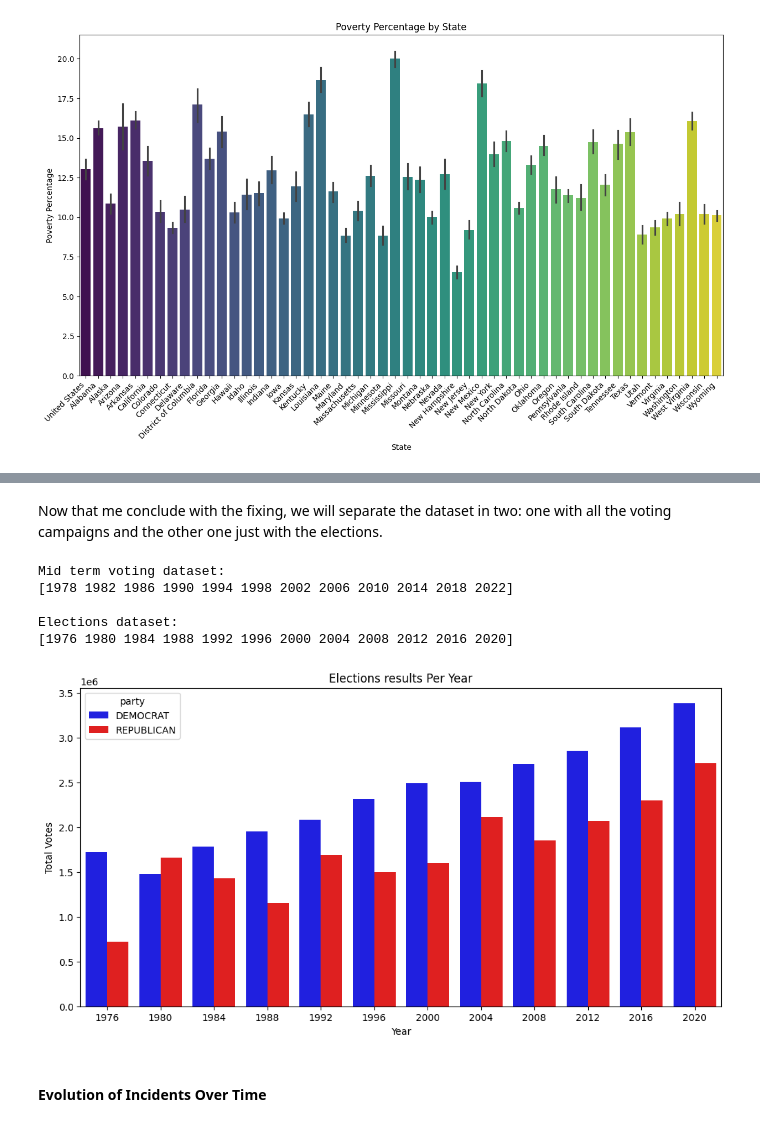
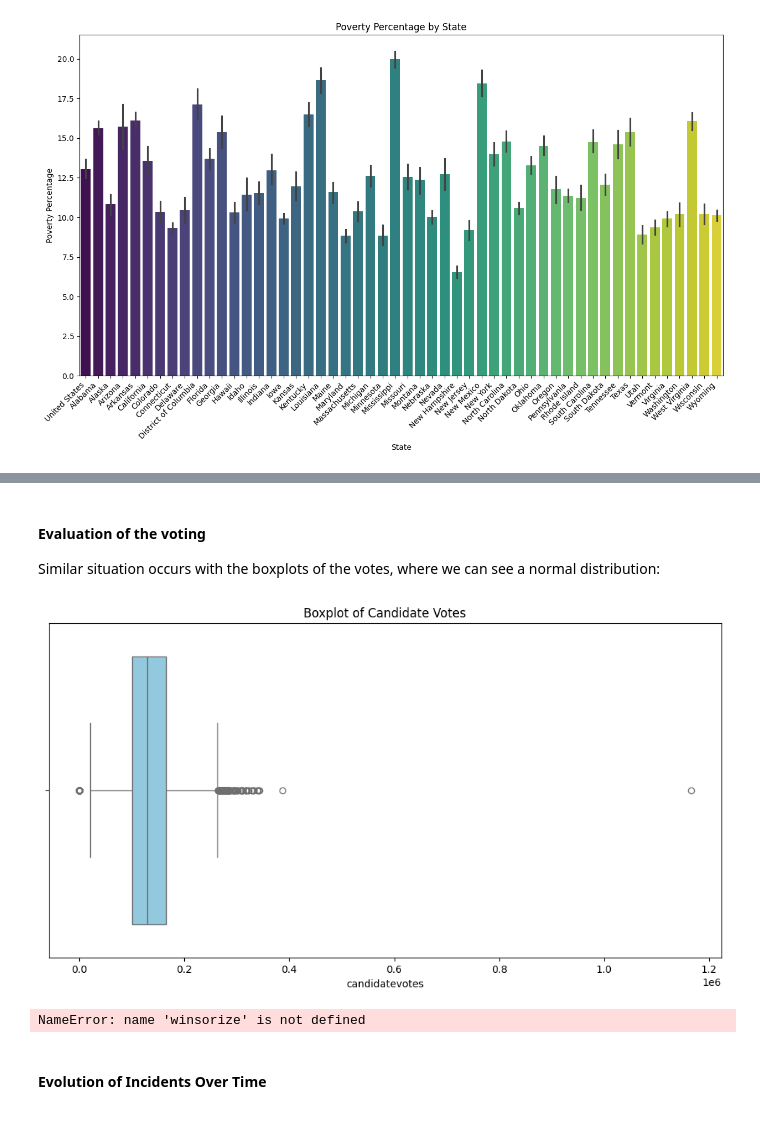
Before and after one commit to Marc2910llv/Gun-Incidents-In-USA-DataMining, a Jupyter notebook: Data_Mining_Project.ipynb, the cells around one changed output, grey strips where cells are left out. Saved outputs shown, nothing was run; the diff lists cells and outputs as text; code cells hidden in the pictures.

```diff
--- a/Data_Mining_Project.ipynb
+++ b/Data_Mining_Project.ipynb
@@ -465,2 +406,0 @@ Those 1-1 entries will be removed.
-# %%
-ysdh_dataset = ysdh_dataset[(ysdh_dataset['candidatevotes'] > 1) & (ysdh_dataset['totalvotes'] > 1)]
@@ -546,14 +406,0 @@ Therefore, we decide to remove these parties and just have the republicans and d
-# %%
-import numpy as np
-
-# Update 'party' column
-ysdh_dataset['party'] = np.where(ysdh_dataset['party'] == 'FOGLIETTA (DEMOCRAT)', 'DEMOCRAT', ysdh_dataset['party'])
-ysdh_dataset['party'] = np.where(ysdh_dataset['party'] == 'DEMOCRATIC-FARMER-LABOR', 'DEMOCRAT', ysdh_dataset['party'])
-ysdh_dataset['party'] = np.where(ysdh_dataset['party'] == 'INDEPENDENT-REPUBLICAN', 'REPUBLICAN', ysdh_dataset['party'])
-
-# Randomly assign 'DEMOCRAT' or 'REPUBLICAN' for 'INDEPENDENT'
-independent_indices = ysdh_dataset[ysdh_dataset['party'] == 'INDEPENDENT'].index
-ysdh_dataset.loc[independent_indices, 'party'] = np.random.choice(['DEMOCRAT', 'REPUBLICAN'], size=len(independent_indices))
-
-# Verify the changes
-print(ysdh_dataset['party'].unique())
@@ -587,13 +406,0 @@ If the party is republican, we know that `candidatevotes` are republican votes,
-# %%
-def calculate_votes(row):
-    resting_coef = 0.01
-    if row['party'] == 'REPUBLICAN':
-        return pd.Series([row['candidatevotes'], (row['totalvotes'] - row['candidatevotes']) * (1 - resting_coef)])
-    else:
-        return pd.Series([(row['totalvotes'] - row['candidatevotes']) * (1 - resting_coef), row['candidatevotes']])
-
-# Apply the custom function to create new columns
-ysdh_dataset[['republican_votes', 'democrat_votes']] = ysdh_dataset.apply(calculate_votes, axis=1)
-
-# Print the updated dataset
-print(ysdh_dataset.head())
@@ -616,6 +406,0 @@ After this modification we can remove the `candidatevotes` columns, because it i
-# %%
-# Drop the 'candidatevotes' column
-ysdh_dataset.drop('candidatevotes', axis=1, inplace=True)
-
-# Print the updated dataset
-print(ysdh_dataset[0:10])
@@ -662,31 +407,19 @@ print(grouped_data.head())
-# %% [markdown]
-Now that me conclude with the fixing, we will separate the dataset in two: one with all the voting campaigns and the other one just with the elections.
-# %%
-midterm_dataset = grouped_data[grouped_data['year'] % 4 != 0]
-elections_dataset = grouped_data[grouped_data['year'] % 4 == 0]
-
-# Display or print the first few rows to verify
-print("Mid term voting dataset:")
-print(midterm_dataset['year'].unique())
-
-print("\nElections dataset:")
-print(elections_dataset['year'].unique())
-# %% [output]
-Mid term voting dataset:
-[1978 1982 1986 1990 1994 1998 2002 2006 2010 2014 2018 2022]
-
-Elections dataset:
-[1976 1980 1984 1988 1992 1996 2000 2004 2008 2012 2016 2020]
-# %%
-# Plot the total votes for each party per year
-plt.figure(figsize=(12, 6))
-sns.barplot(data=elections_dataset, x='year', y='totalvotes', hue='party', palette={'DEMOCRAT': 'blue', 'REPUBLICAN': 'red'}, errorbar=None)
-plt.title('Elections results Per Year')
-plt.xlabel('Year')
-plt.ylabel('Total Votes')
-plt.show()
-# %% [output]
-[figure, removed]
+# %% [markdown]
+#### Evaluation of the voting
+
+Similar situation occurs with the boxplots of the votes, where we can see a normal distribution:
+# %%
+# Visualize the distribution of candidatevotes for outlier detection
+plt.figure(figsize=(12, 6))
+sns.boxplot(data=ysdh_dataset, x='candidatevotes', color='skyblue')
+plt.title('Boxplot of Candidate Votes')
+plt.show()
+
+# Handle outliers (if any)
+ysdh_dataset['candidatevotes'] = winsorize(ysdh_dataset['candidatevotes'], limits=[0.05, 0.05])
+# %% [output]
+[figure, added]
+NameError: name 'winsorize' is not defined
 # %% [markdown]
 #### Evolution of Incidents Over Time
 # %% [markdown]
```
Also changed, not shown: parts of 61 cells of this notebook.
